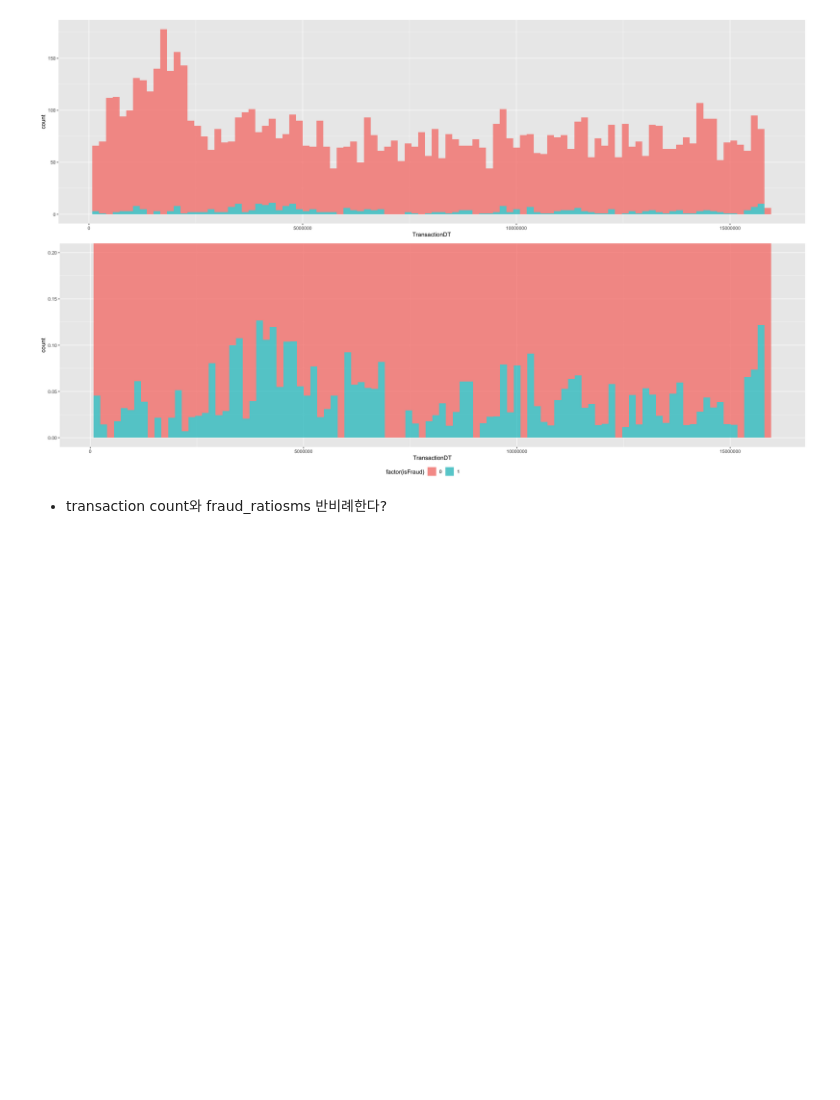
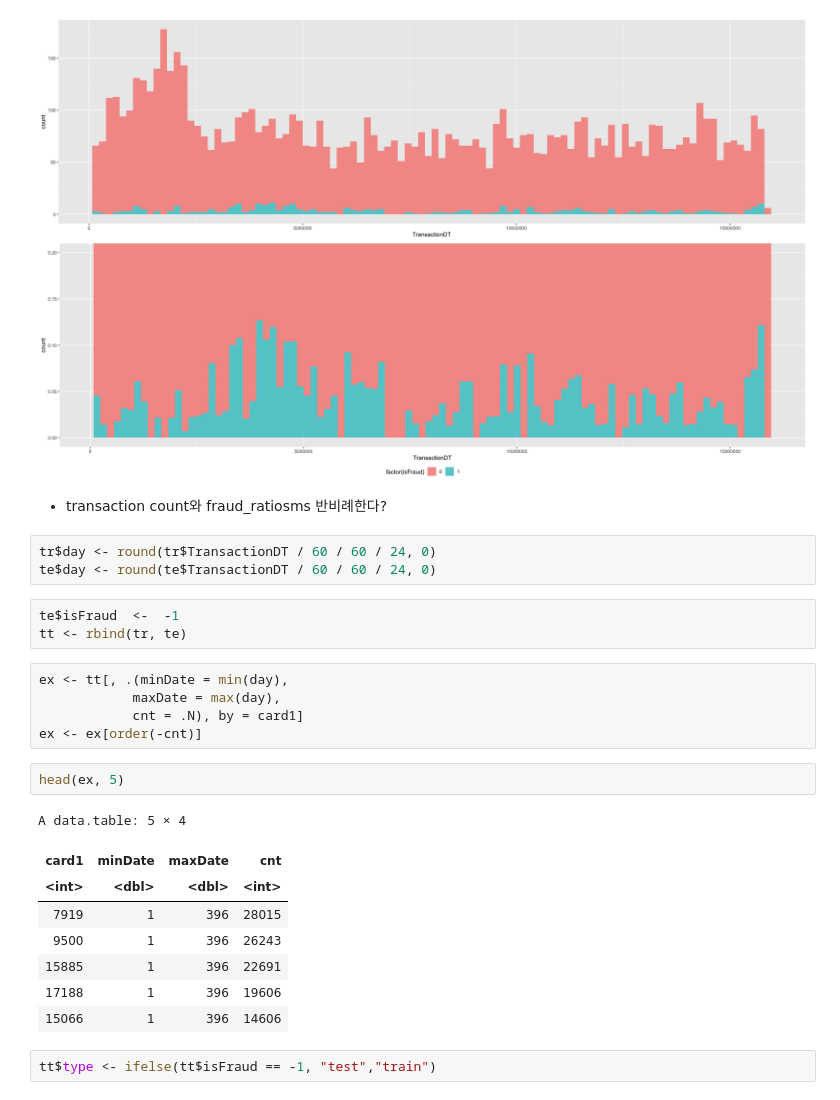
Before and after one commit to seonghun91/IEEE-Fraud-Detection, a Jupyter notebook: 1. Exploratory Data Analysis/201_ card1_versus_timeseries.ipynb, the cells around one changed output. Cells and saved outputs as stored; diff of their text form; blank space fills up the shorter version.

```diff
--- a/1. Exploratory Data Analysis/201. card1_versus_timeseries.ipynb
+++ b/1. Exploratory Data Analysis/201_ card1_versus_timeseries.ipynb
@@ -141,3 +141,27 @@ card1 :   15066
 [figure]
 # %% [markdown]
 - transaction count와 fraud_ratiosms 반비례한다?
+# %%
+tr$day <- round(tr$TransactionDT / 60 / 60 / 24, 0)
+te$day <- round(te$TransactionDT / 60 / 60 / 24, 0)
+# %%
+te$isFraud  <-  -1
+tt <- rbind(tr, te)
+# %%
+ex <- tt[, .(minDate = min(day),
+            maxDate = max(day),
+            cnt = .N), by = card1]
+ex <- ex[order(-cnt)]
+# %%
+head(ex, 5)
+# %% [output]
+A data.table: 5 × 4
+| card1 | minDate | maxDate | cnt |
+| <int> | <dbl> | <dbl> | <int> |
+| 7919 | 1 | 396 | 28015 |
+| 9500 | 1 | 396 | 26243 |
+| 15885 | 1 | 396 | 22691 |
+| 17188 | 1 | 396 | 19606 |
+| 15066 | 1 | 396 | 14606 |
+# %%
+tt$type <- ifelse(tt$isFraud == -1, "test","train")
```
Also changed, not shown: parts of 6 cells of this notebook, 6 other files.
